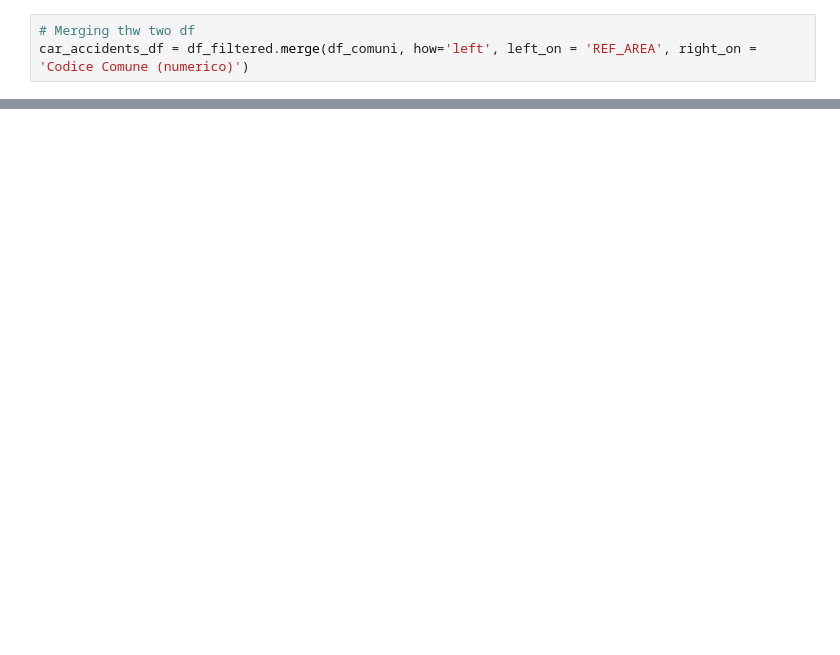
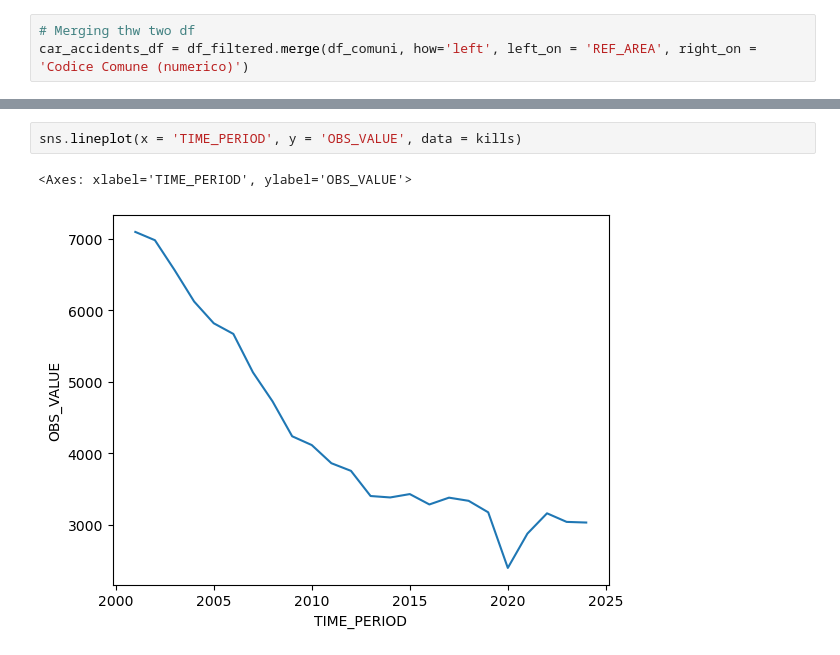
Before and after one commit to andreamigliore91-cyber/final_project_boolean, a Jupyter notebook: final_project.ipynb, the cells around one changed output, grey strips where cells are left out. Cells and saved outputs as stored; diff of their text form; blank space fills up the shorter version.

```diff
--- a/final_project.ipynb
+++ b/final_project.ipynb
@@ -289,0 +421,5 @@ Length: 675, dtype: str
+# %%
+sns.lineplot(x = 'TIME_PERIOD', y = 'OBS_VALUE', data = kills)
+# %% [output]
+<Axes: xlabel='TIME_PERIOD', ylabel='OBS_VALUE'>
+[figure, added]
```
Also changed, not shown: parts of 29 cells of this notebook, 1 other file.
